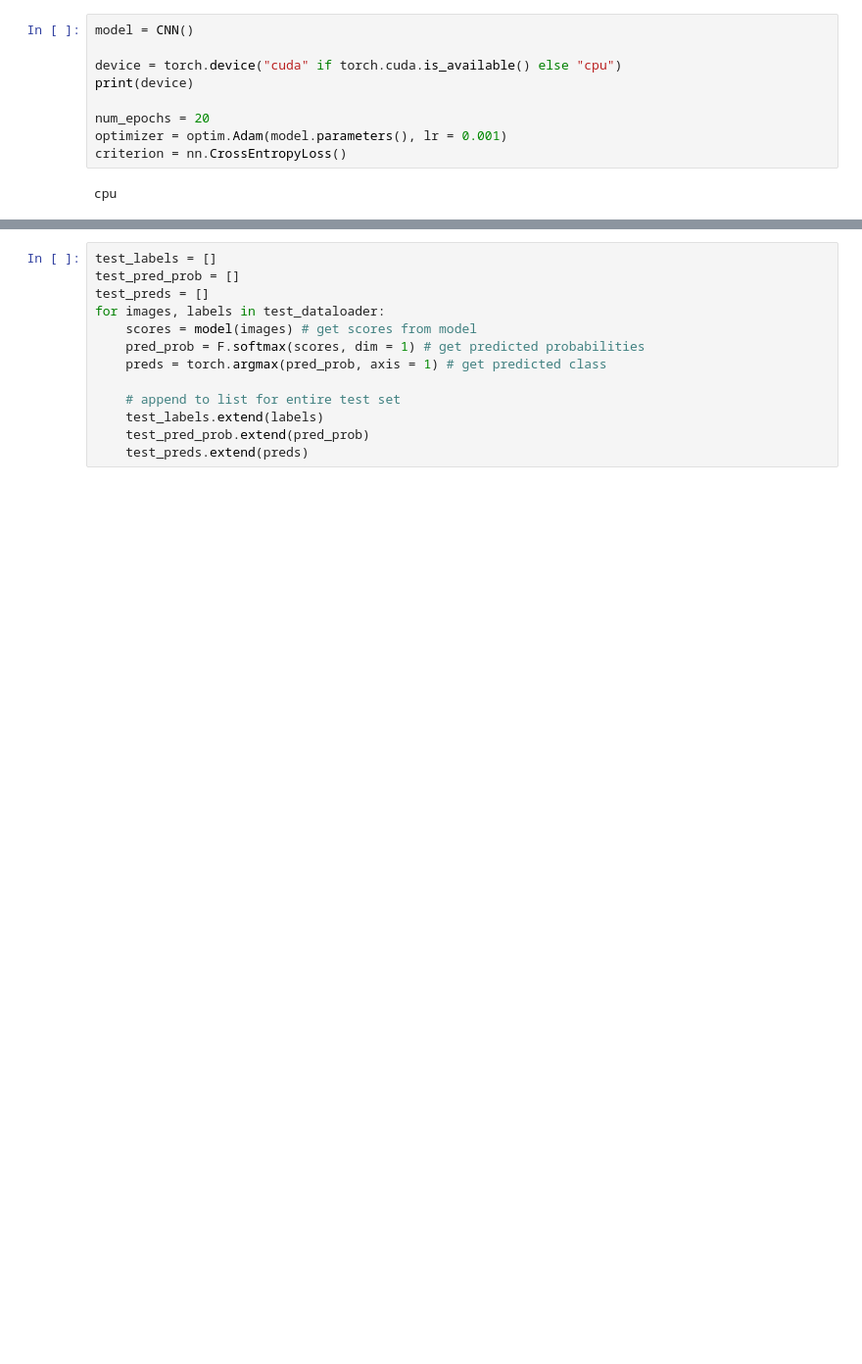
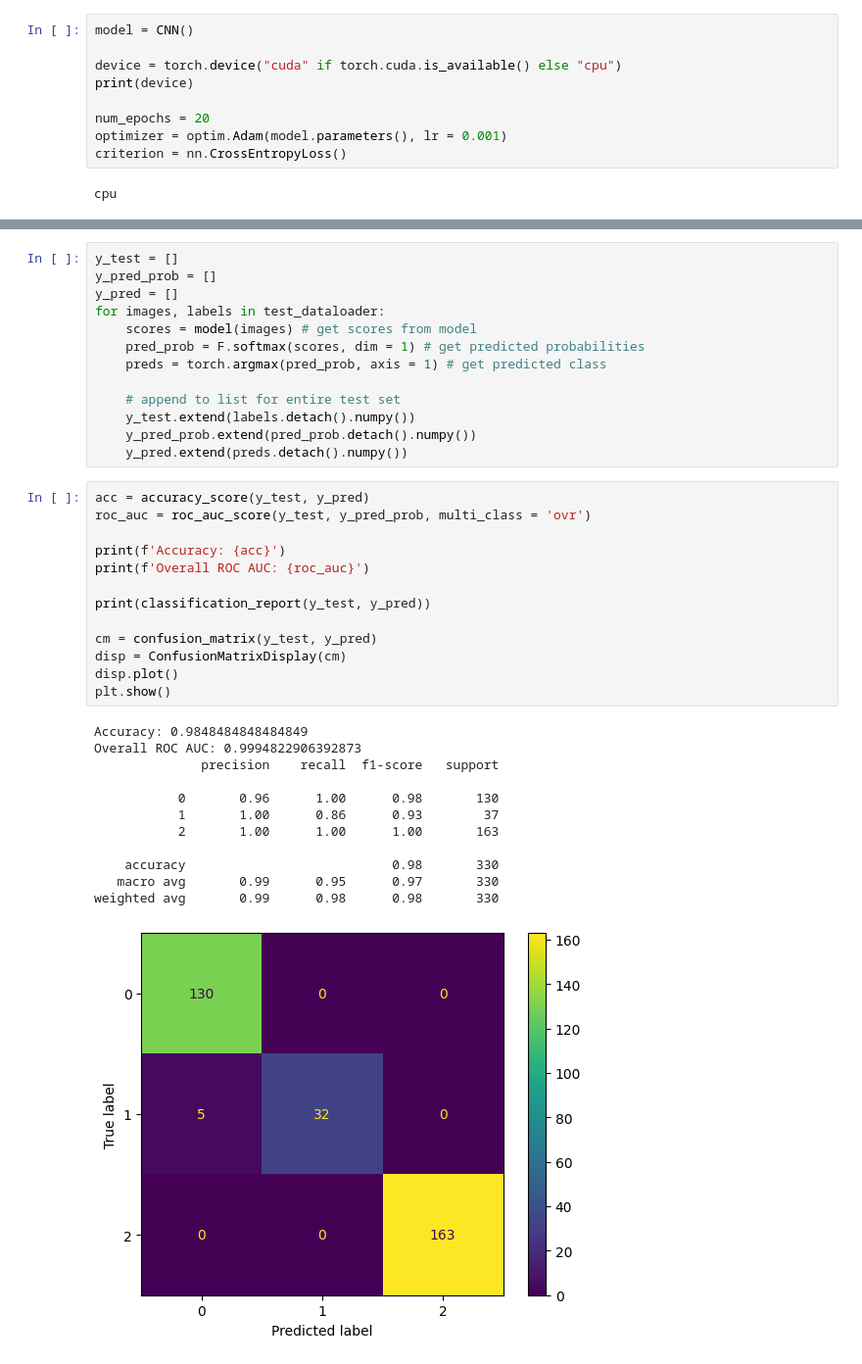
Before and after one commit to talanthier/cs273p_project, a Jupyter notebook: notebooks/notebook_tl_00.ipynb, the cells around one changed output, grey strips where cells are left out. Shown: that part at 98% size. Saved outputs shown, nothing was run; the diff lists cells and outputs as text; blank space fills up the shorter version.

```diff
--- a/notebooks/notebook_tl_00.ipynb
+++ b/notebooks/notebook_tl_00.ipynb
@@ -221,13 +213,39 @@ array([ 1.,  2.,  3.,  4.,  5.,  6.,  7.,  8.,  9., 10.])
 # %%
-test_labels = []
-test_pred_prob = []
-test_preds = []
+y_test = []
+y_pred_prob = []
+y_pred = []
 for images, labels in test_dataloader:
     scores = model(images) # get scores from model
     pred_prob = F.softmax(scores, dim = 1) # get predicted probabilities
     preds = torch.argmax(pred_prob, axis = 1) # get predicted class
 
     # append to list for entire test set
-    test_labels.extend(labels)
-    test_pred_prob.extend(pred_prob)
-    test_preds.extend(preds)
+    y_test.extend(labels.detach().numpy())
+    y_pred_prob.extend(pred_prob.detach().numpy())
+    y_pred.extend(preds.detach().numpy())
+# %%
+acc = accuracy_score(y_test, y_pred)
+roc_auc = roc_auc_score(y_test, y_pred_prob, multi_class = 'ovr')
+
+print(f'Accuracy: {acc}')
+print(f'Overall ROC AUC: {roc_auc}')
+
+print(classification_report(y_test, y_pred))
+
+cm = confusion_matrix(y_test, y_pred)
+disp = ConfusionMatrixDisplay(cm)
+disp.plot()
+plt.show()
+# %% [output]
+Accuracy: 0.9848484848484849
+Overall ROC AUC: 0.9994822906392873
+              precision    recall  f1-score   support
+
+           0       0.96      1.00      0.98       130
+           1       1.00      0.86      0.93        37
+           2       1.00      1.00      1.00       163
+
+    accuracy                           0.98       330
+   macro avg       0.99      0.95      0.97       330
+weighted avg       0.99      0.98      0.98       330
+[figure, added]
```
Also changed, not shown: parts of 31 cells of this notebook, 1 other file.
